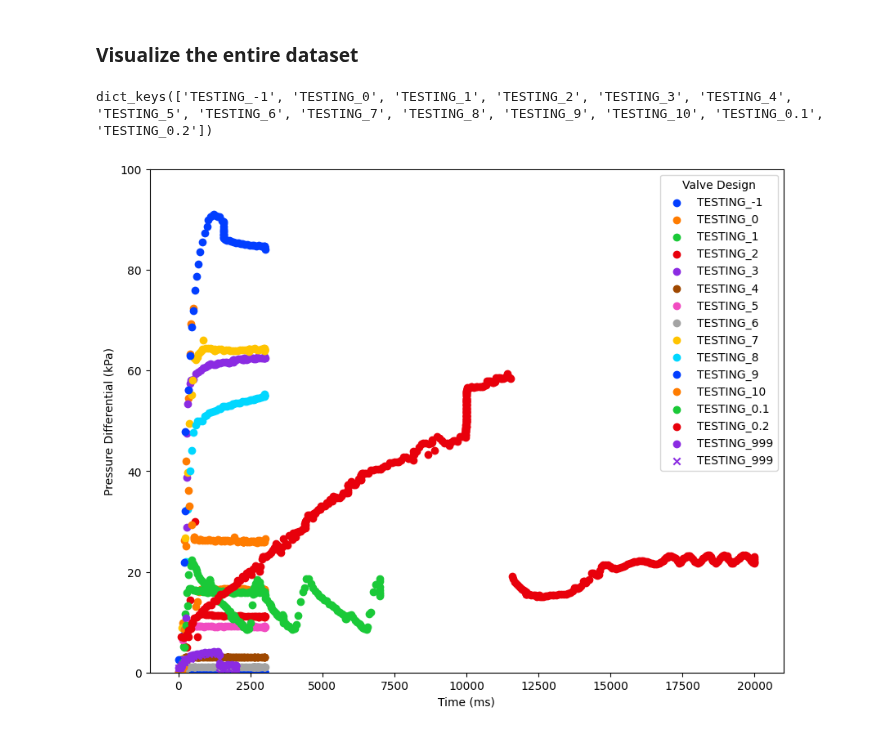
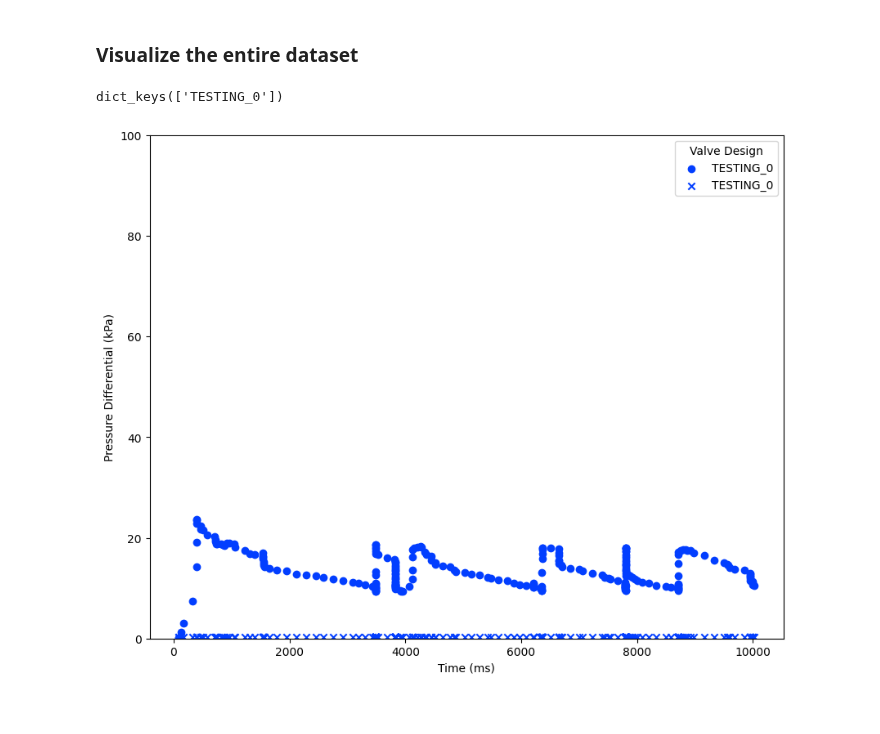
Before and after one commit to c-y-i/Mod_DOE, a Jupyter notebook: Run_Valve_Experiment.ipynb, the cells around one changed output. Drawn from its saved outputs; the diff is of its cells as text; code cells hidden in the pictures.

Commit message:
Valve Testing - initial with different bladders.

```diff
--- a/Run_Valve_Experiment.ipynb
+++ b/Run_Valve_Experiment.ipynb
@@ -30,14 +30,14 @@ Num_Experiment = 3 # trials
 # want to iterate through 6 sets:
 # low_smsm, high_smsm, high_smlg, high_lg_, high_sm_, low_sm_
 
-Power_Level = 'High' # 'Low', 'High' (Duty Cycle of 100/255, 255/255)
+Power_Level = 'Low' # 'Low', 'High' (Duty Cycle of 100/255, 255/255)
 PreValve = 'sm' # 'sm', 'lg'
-PostValve = 'lg' # 'sm', 'lg', '_'(none)
+PostValve = '_' # 'sm', 'lg', '_'(none)
 
 file_name = 'valve_dict_' + Power_Level + '_' + PreValve + PostValve + '.pkl'
 
 if PreValve == 'lg':
-    PreInflate = 20 #s
+    PreInflate = 10 #s
 elif PreValve == 'sm':
     PreInflate = 0
 if PreValve == 'lg' or PostValve == 'lg':
@@ -144,32 +139,32 @@ pickle.dump(update_dict,open(file_name, 'wb'))
 view_data = pickle.load(open(file_name, 'rb'))
 print(view_data.keys())
 # %% [output]
-dict_keys(['TESTING_-1', 'TESTING_0', 'TESTING_1', 'TESTING_2', 'TESTING_3', 'TESTING_4', 'TESTING_5', 'TESTING_6', 'TESTING_7', 'TESTING_8', 'TESTING_9', 'TESTING_10', 'TESTING_0.1', 'TESTING_0.2'])
+dict_keys(['TESTING_0'])
 # %%
 fig = plt.figure(figsize=(10, 8))
 ax = fig.add_subplot(111)
 n = len(view_data.keys())
 
 palette = sns.color_palette("bright", n)  # or try "Set2", "tab10", "deep", etc.
 
 count = 0
 for key in view_data.keys():
     this_test = view_data[key]
-    printable = this_test[-1]
+    printable = this_test[0]
     multiple = isinstance(this_test[0][1][0], list) # bool
     if multiple:
         p1_vals = np.array([x[0] for x in printable[1]])
         p2_vals = np.array([x[1] for x in printable[1]])
         ax.scatter(printable[0], p1_vals, label = key, color = palette[count])
         ax.scatter(printable[0], p2_vals, label = key, color = palette[count], marker= 'x')
     else:
         ax.scatter(printable[0], printable[1], label = key, color = palette[count])
     count += 1
 
 ax.set_ylim(0, 100)
 ax.set_ylabel('Pressure Differential (kPa)')
 ax.set_xlabel('Time (ms)')
 plt.legend(title = 'Valve Design', loc = 'upper right', bbox_to_anchor=(1, 1))
 plt.show()
 # %% [output]
-[figure, old version]
+[figure, new version]
```
Also changed, not shown: parts of 5 cells of this notebook, 9 other files.
